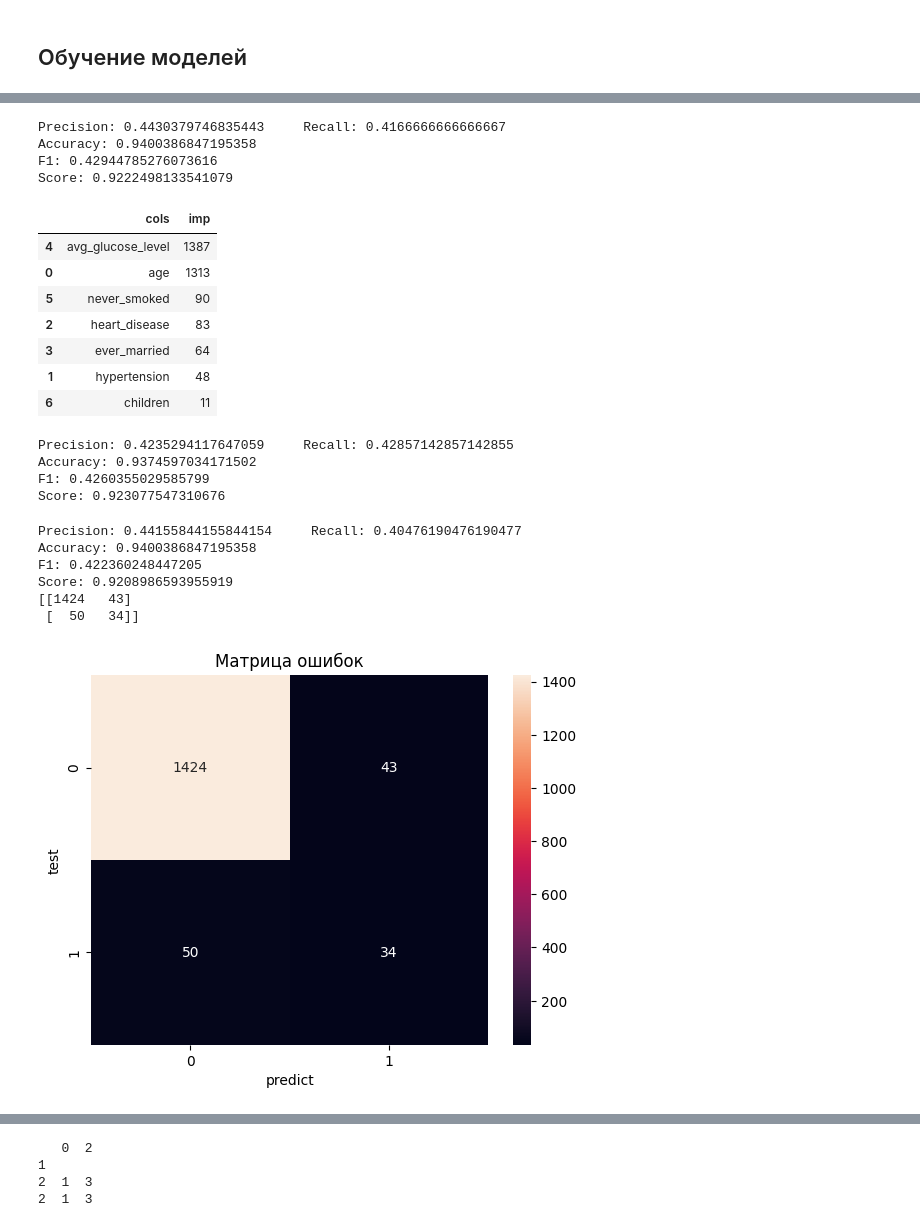
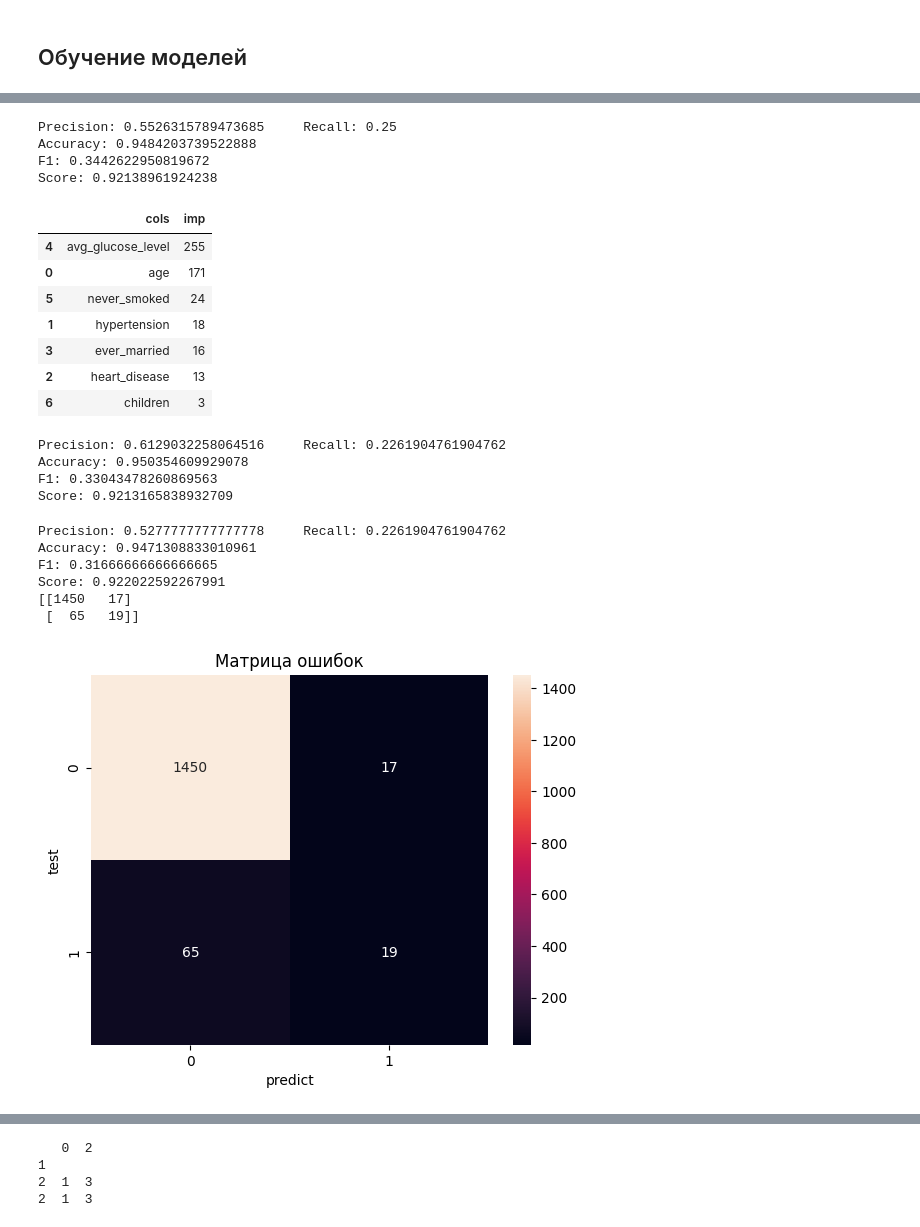
Before and after one commit to IlyaIIS/python-ML-stroke-prediction, a Jupyter notebook: MLProject.ipynb, the cells around one changed output, grey strips where cells are left out. Cells and saved outputs as stored; diff of their text form; code cells hidden in the pictures.

Commit message:
Max accuracy

```diff
--- a/MLProject.ipynb
+++ b/MLProject.ipynb
@@ -400,13 +398,13 @@ print(len(x_tomek))
 # %% [markdown]
 #### SMOTE
 # %%
-# генерация искусственных данных с помощью SMOTE
-smote = SMOTE(sampling_strategy=0.13, random_state=8765)
-x_train_smote, y_train_smote = smote.fit_resample(x_train, y_train)
-print(len(x_train_smote))
-print("теперь равно нулю: ", len(y_train_smote[y_train_smote==0]))
-print("изначально равно нулю: ", len(y_train[y_train==0]))
-print("теперь равно еденице: ", len(y_train_smote[y_train_smote==1]))
-print("изначально равно еденице: ", len(y_train[y_train==1]))
-x_train = x_train_smote
-y_train = y_train_smote
+# # генерация искусственных данных с помощью SMOTE
+# smote = SMOTE(sampling_strategy=0.07, random_state=8765)
+# x_train_smote, y_train_smote = smote.fit_resample(x_train, y_train)
+# print(len(x_train_smote))
+# print("теперь равно нулю: ", len(y_train_smote[y_train_smote==0]))
+# print("изначально равно нулю: ", len(y_train[y_train==0]))
+# print("теперь равно еденице: ", len(y_train_smote[y_train_smote==1]))
+# print("изначально равно еденице: ", len(y_train[y_train==1]))
+# x_train = x_train_smote
+# y_train = y_train_smote
@@ -607,7 +599,7 @@ lgbm_hyperparameters = {
 # grid_search.fit(train_X, train_y)
 # print(grid_search.best_params_)
 
-lgbm_model = LGBMClassifier(random_state=200, n_estimators=600, learning_rate=0.08, max_depth=3, min_child_samples=17, num_leaves=6, n_jobs=-1)
+lgbm_model = LGBMClassifier(random_state=200, n_estimators=100, learning_rate=0.18, max_depth=3, min_child_samples=17, num_leaves=6, n_jobs=-1)#(random_state=200, n_estimators=600, learning_rate=0.08, max_depth=3, min_child_samples=17, num_leaves=6, n_jobs=-1)
 lgbm_model.fit(x_train, y_train)
 
 
@@ -633,22 +625,22 @@ fi = pd.DataFrame({
 }).sort_values('imp', ascending=False)
 fi
 # %% [output]
-Precision: 0.4430379746835443     Recall: 0.4166666666666667
-Accuracy: 0.9400386847195358
-F1: 0.42944785276073616
-Score: 0.9222498133541079
+Precision: 0.5526315789473685     Recall: 0.25
+Accuracy: 0.9484203739522888
+F1: 0.3442622950819672
+Score: 0.92138961924238
 |  | cols | imp |
-| 4 | avg_glucose_level | 1387 |
-| 0 | age | 1313 |
-| 5 | never_smoked | 90 |
-| 2 | heart_disease | 83 |
-| 3 | ever_married | 64 |
-| 1 | hypertension | 48 |
-| 6 | children | 11 |
+| 4 | avg_glucose_level | 255 |
+| 0 | age | 171 |
+| 5 | never_smoked | 24 |
+| 1 | hypertension | 18 |
+| 3 | ever_married | 16 |
+| 2 | heart_disease | 13 |
+| 6 | children | 3 |
 # %%
 from xgboost import XGBClassifier
 # Создаем модель XGBClassifier
-model_xgb = XGBClassifier(n_estimators=300, random_state=200, max_depth=2, colsample_bytree=0.8, subsample=0.61, eta=0.2)
+model_xgb = XGBClassifier(random_state=200, n_estimators=100, max_depth=1, colsample_bytree=0.8, subsample=0.47, eta=0.2)#(n_estimators=300, random_state=200, max_depth=2, colsample_bytree=0.8, subsample=0.61, eta=0.2)
 # Обучаем модель на обучающей выборке
 model_xgb.fit(x_train, y_train)
 
@@ -665,40 +657,39 @@ print_score(model_xgb, x_test)
 # F1: 0.4227642276422764
 # Score: 0.8853986439092822
 # %% [output]
-Precision: 0.4235294117647059     Recall: 0.42857142857142855
-Accuracy: 0.9374597034171502
-F1: 0.4260355029585799
-Score: 0.923077547310676
+Precision: 0.6129032258064516     Recall: 0.2261904761904762
+Accuracy: 0.950354609929078
+F1: 0.33043478260869563
+Score: 0.9213165838932709
 # %%
 from catboost import CatBoostClassifier
 
 # Создаем модель CatBoostClassifier
-model_cb = CatBoostClassifier(n_estimators=100, random_state=203, depth=7, logging_level='Silent', learning_rate=0.5, l2_leaf_reg=7, eval_metric='F1')
-
+model_cb = CatBoostClassifier(n_estimators=100, random_state=305, depth=4, logging_level='Silent', learning_rate=0.5, l2_leaf_reg=7, eval_metric='Accuracy')#(n_estimators=100, random_state=203, depth=7, logging_level='Silent', learning_rate=0.5, l2_leaf_reg=7, eval_metric='F1')
 # Обучаем модель на обучающей выборке
 model_cb.fit(x_train, y_train)
 
 # Выполняем предсказание на тестовой выборке
 y_pred = model_cb.predict(x_test)
 
 print_metrics(y_test, y_pred)
 print_score(model_cb, x_test)
 print_error_matrix(y_test, y_pred)
 
-y_predictions.append(model_cb.predict_proba(x_test)[:, 1])
+# y_predictions.append(model_cb.predict_proba(x_test)[:, 1])
 
 # Precision: 0.4426229508196721     Recall: 0.38571428571428573
 # Accuracy: 0.9404024767801857
 # F1: 0.4122137404580153
 # Score: 0.8835690904839841
 # %% [output]
-Precision: 0.44155844155844154     Recall: 0.40476190476190477
-Accuracy: 0.9400386847195358
-F1: 0.422360248447205
-Score: 0.9208986593955919
-[[1424   43]
- [  50   34]]
+Precision: 0.5277777777777778     Recall: 0.2261904761904762
+Accuracy: 0.9471308833010961
+F1: 0.31666666666666665
+Score: 0.922022592267991
+[[1450   17]
+ [  65   19]]
-[figure, old version]
+[figure, new version]
 # %%
 scores = []
 
```
Also changed, not shown: parts of 18 cells of this notebook, 1 other file.
